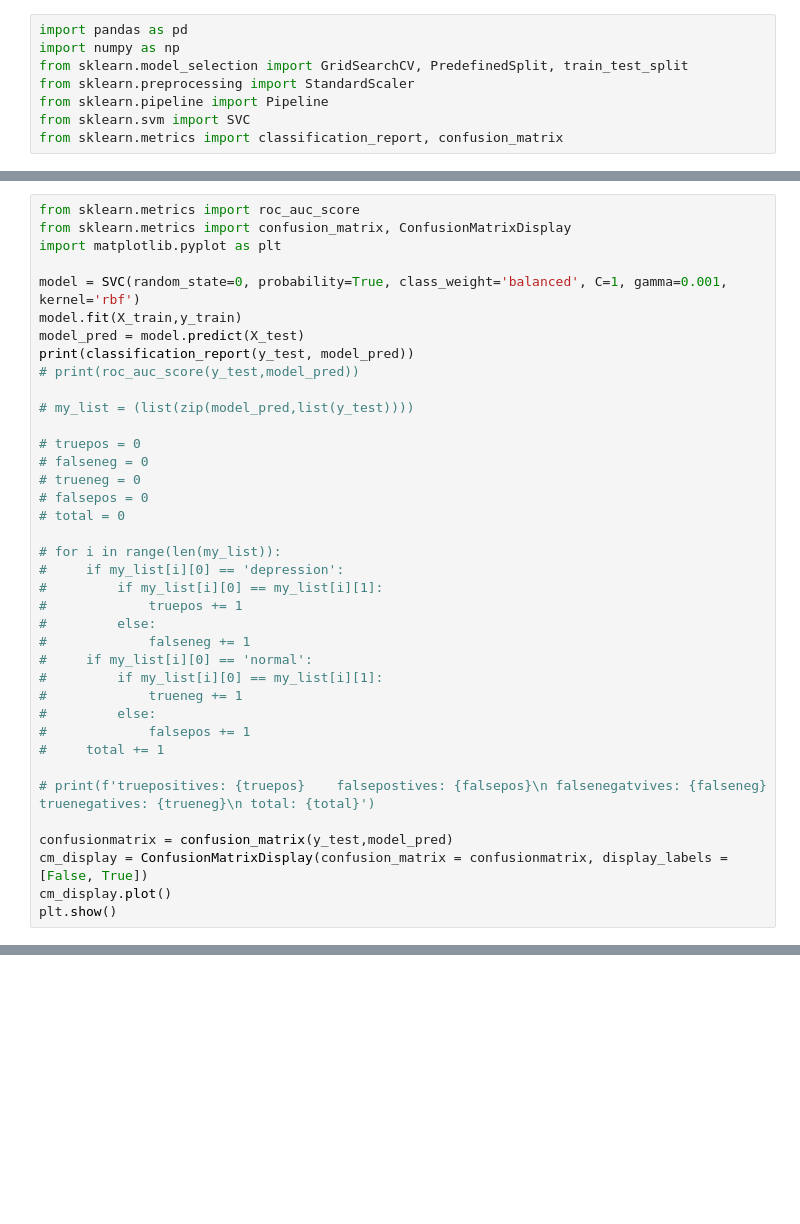
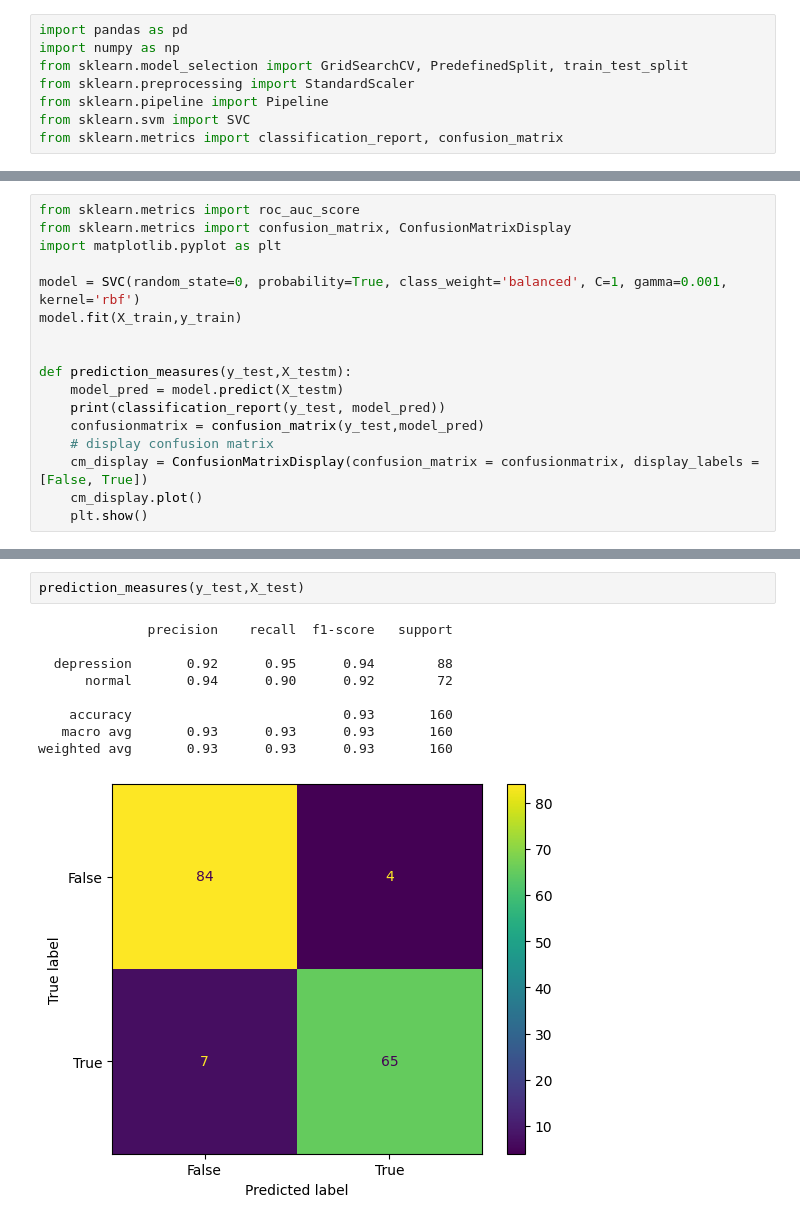
Before and after one commit to BramJanssen22/EMDD, a Jupyter notebook: D-vlog w2vec/model_testing/w2vec_testing.ipynb, the cells around one changed output, grey strips where cells are left out. Drawn from its saved outputs; the diff is of its cells as text; blank space fills up the shorter version.

```diff
--- a/D-vlog w2vec/model_testing/w2vec_testing.ipynb
+++ b/D-vlog w2vec/model_testing/w2vec_testing.ipynb
@@ -25,34 +76,13 @@ import matplotlib.pyplot as plt
 
 model = SVC(random_state=0, probability=True, class_weight='balanced', C=1, gamma=0.001, kernel='rbf')
 model.fit(X_train,y_train)
-model_pred = model.predict(X_test)
-print(classification_report(y_test, model_pred))
-# print(roc_auc_score(y_test,model_pred))
 
-# my_list = (list(zip(model_pred,list(y_test))))
 
-# truepos = 0
-# falseneg = 0
-# trueneg = 0
-# falsepos = 0
-# total = 0
-
-# for i in range(len(my_list)):
-#     if my_list[i][0] == 'depression':
-#         if my_list[i][0] == my_list[i][1]:
-#             truepos += 1
-#         else:
-#             falseneg += 1
-#     if my_list[i][0] == 'normal':
-#         if my_list[i][0] == my_list[i][1]:
-#             trueneg += 1
-#         else:
-#             falsepos += 1
-#     total += 1
-
-# print(f'truepositives: {truepos}    falsepostives: {falsepos}\n falsenegatvives: {falseneg}     truenegatives: {trueneg}\n total: {total}')
-
-confusionmatrix = confusion_matrix(y_test,model_pred)
-cm_display = ConfusionMatrixDisplay(confusion_matrix = confusionmatrix, display_labels = [False, True])
-cm_display.plot()
-plt.show()
+def prediction_measures(y_test,X_testm):
+    model_pred = model.predict(X_testm)
+    print(classification_report(y_test, model_pred))
+    confusionmatrix = confusion_matrix(y_test,model_pred)
+    # display confusion matrix
+    cm_display = ConfusionMatrixDisplay(confusion_matrix = confusionmatrix, display_labels = [False, True])
+    cm_display.plot()
+    plt.show()
@@ -68,0 +89,12 @@ weighted avg       0.92      0.92      0.92       161
+# %%
+prediction_measures(y_test,X_test)
+# %% [output]
+              precision    recall  f1-score   support
+
+  depression       0.92      0.95      0.94        88
+      normal       0.94      0.90      0.92        72
+
+    accuracy                           0.93       160
+   macro avg       0.93      0.93      0.93       160
+weighted avg       0.93      0.93      0.93       160
+[figure, added]
```
Also changed, not shown: parts of 5 cells of this notebook, 2 other files.
